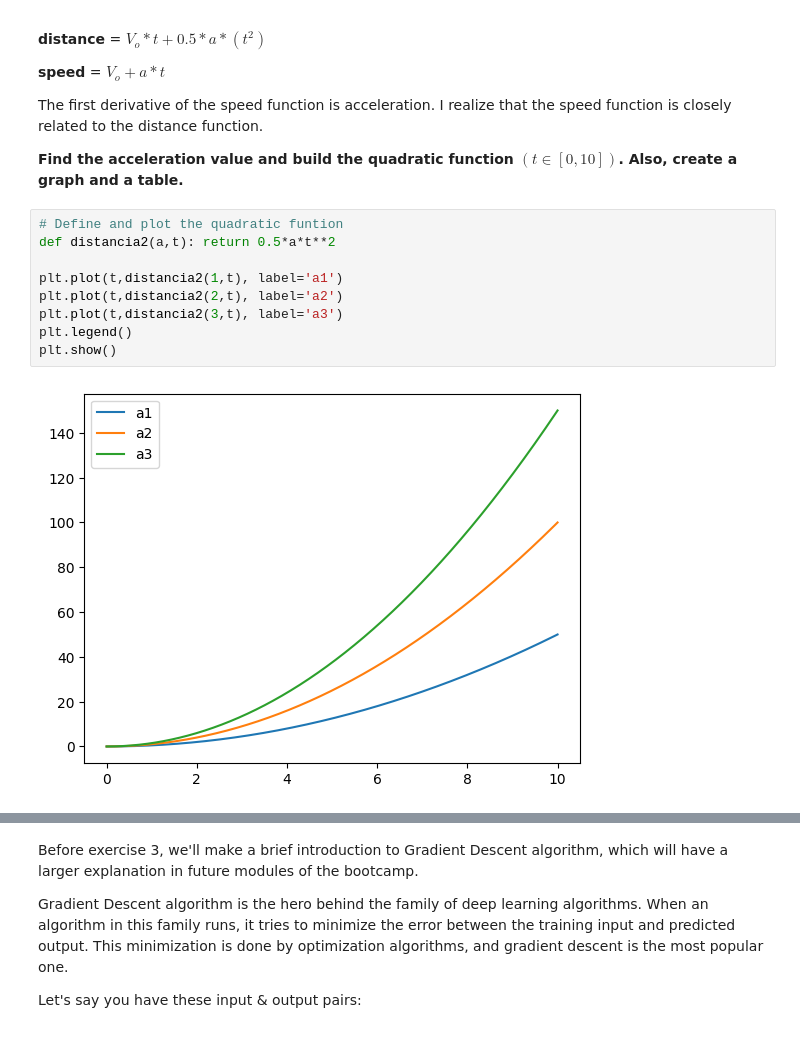
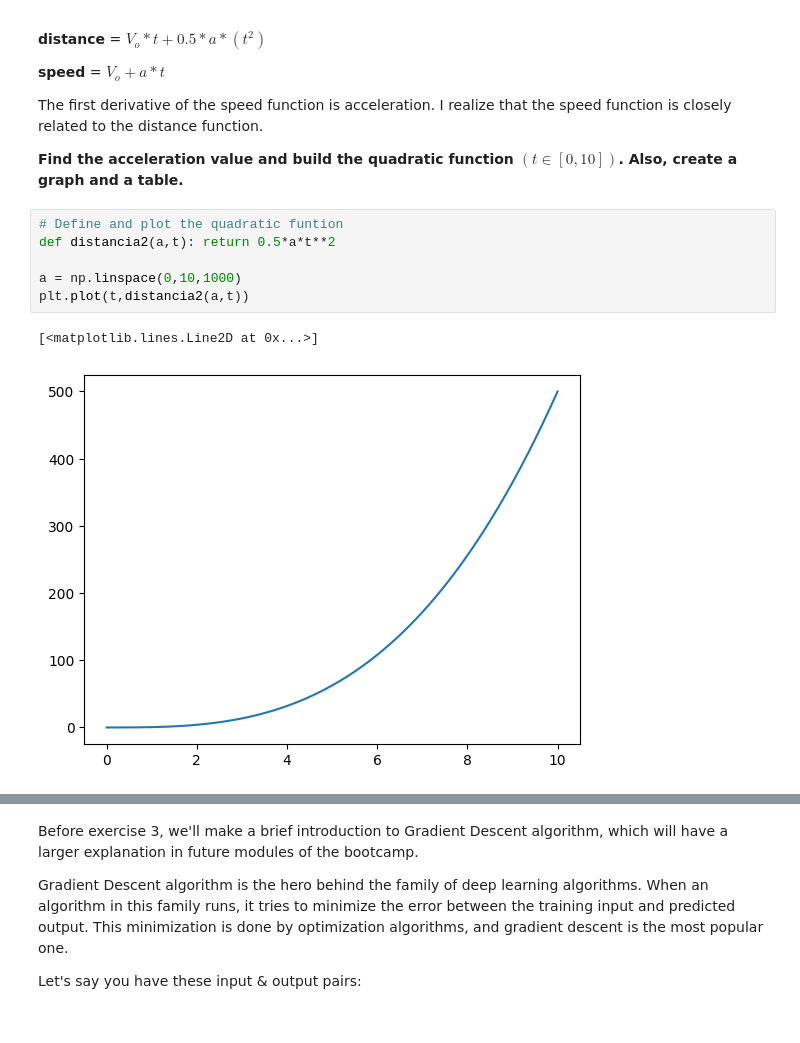
Before and after one commit to Nicolas-DL/calculus-and-algebra-problems-with-python, a Jupyter notebook: notebook/problems.ipynb, the cells around one changed output, grey strips where cells are left out. Cells and saved outputs as stored; diff of their text form.

```diff
--- a/notebook/problems.ipynb
+++ b/notebook/problems.ipynb
@@ -67,14 +67,12 @@ The first derivative of the speed function is acceleration. I realize that the s
 # %%
 # Define and plot the quadratic funtion
 def distancia2(a,t): return 0.5*a*t**2
 
-plt.plot(t,distancia2(1,t), label='a1')
-plt.plot(t,distancia2(2,t), label='a2')
-plt.plot(t,distancia2(3,t), label='a3')
-plt.legend()
-plt.show()
+a = np.linspace(0,10,1000)
+plt.plot(t,distancia2(a,t))
 # %% [output]
+[<matplotlib.lines.Line2D at 0x...>]
-[figure, old version]
+[figure, new version]
 # %%
 # Create a DataFrame
 import pandas as pd
```
Also changed, not shown: parts of 8 cells of this notebook.
